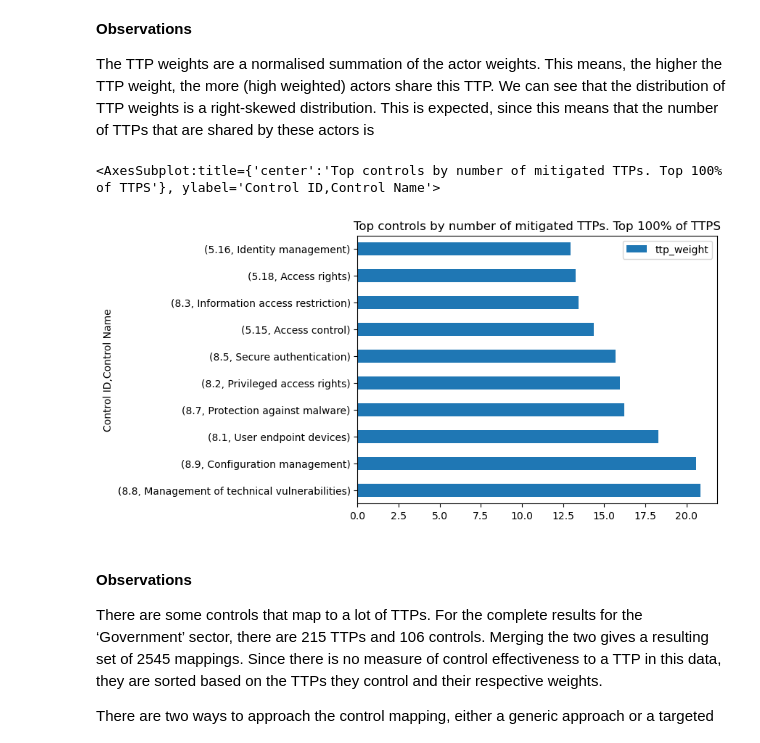
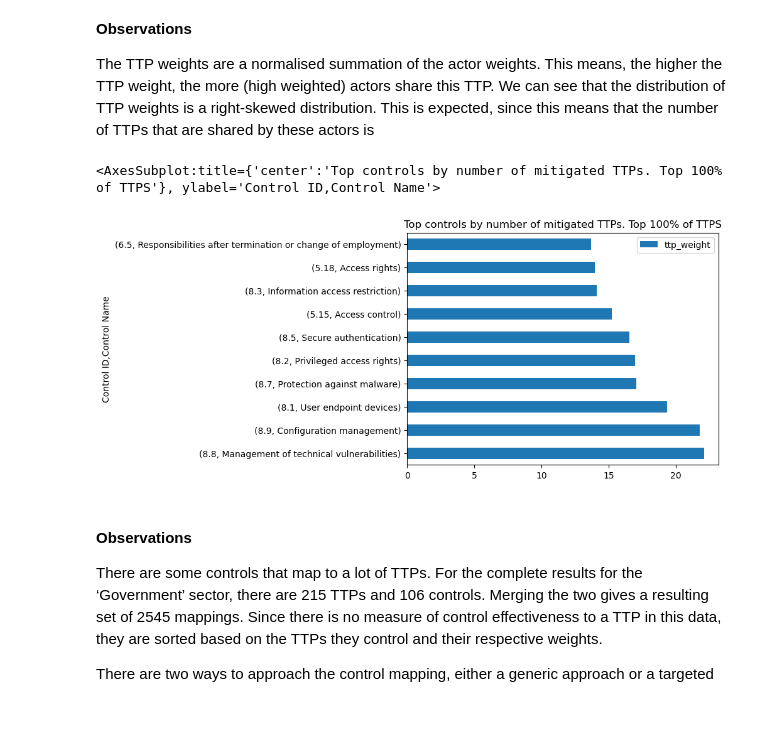
Before and after one commit to AbeWinters/Threat-Profiles-for-Control-Prioritization, a Jupyter notebook: Method 3_2.ipynb, the cells around one changed output. Drawn from its saved outputs; the diff is of its cells as text; code cells hidden in the pictures; blank space fills up the shorter version.

```diff
--- a/Method 3_2.ipynb
+++ b/Method 3_2.ipynb
@@ -220,7 +217,7 @@ from attackcti import attack_client
 from pandas import json_normalize
 import sys
 
-mitre_columns = ['technique_id','technique','kill_chain_phases','id','tactic','technique_detection','impact_type']
+mitre_columns = ['technique_id','technique','tactic','technique_detection']
 
 def get_attck_dataframe(matrix = 'enterprise'):
     if  (matrix.lower() == 'enterprise'):
@@ -247,4 +244,5 @@ ttps_enriched['technique_name_id'] = ttps_enriched['technique'] + " (" + ttps_en
 #### 2.3.4. Calculate weights
 # %%
 ttps_enriched['ttp_weight'] = normalize(ttps_enriched['actor_weight'])
-ttps_enriched = ttps_enriched.drop(['actor_weight'],axis=1)
+ttps_enriched = ttps_enriched.drop(['actor_weight','technique_id'],axis=1)
+ttps_enriched
@@ -272,6 +285,7 @@ def take_threshold(threshold, df):
 
 
 ttps_enriched = take_percentage(PERCENTAGE,ttps_enriched)
+ttps_enriched.sort_values(by="ttp_weight",inplace=True,ascending=False)
 # ttps_enriched = take_threshold(TTP_THRESHOLD,ttps_enriched)
 # %% [output]
 Taking 100%; 321 entries
@@ -313,7 +327,7 @@ Merge the TTPs with the controls. Only keep the TTPs that have a weight above a
 # %%
 ttp_control_map = get_iso_attck_mapping()
 
-ttp_control_merge = ttp_control_map.merge(ttps_enriched, left_on="Technique ID", right_on="technique_id",how="inner")
+ttp_control_merge = ttp_control_map.merge(ttps_enriched, left_on="Technique ID", right_on="mitre_attack_ttps",how="inner")
 ttp_control_merge.sort_values(by='ttp_weight',inplace=True,ascending=False)
 print("Number of TTPS:",ttp_control_merge['Technique ID'].value_counts().index.size)
 print("Number of controls:",ttp_control_merge['Control ID'].value_counts().index.size)
@@ -350,14 +364,14 @@ We can see that the distribution of TTP weights is a right-skewed distribution.
 # %%
 # ttp_control_merge[['Control ID','Control Name']].value_counts().nlargest(10).plot(kind='barh',title="Number of selected TTPs mitigated per control")
 
 ttp_control_ranked = ttp_control_merge.groupby(['Control ID','Control Name']).sum()
-ttp_control_ranked.sort_values(by='ttp_weight',ascending=False)
+ttp_control_ranked.sort_values(by='ttp_weight',ascending=False, inplace=True)
 
 # ttp_control_ranked.nlargest(10,columns='ttp_weight').plot(kind='barh',title="Top controls by number of mitigated TTPs. No TTP threshold")
 ttp_control_ranked.nlargest(10,columns='ttp_weight').plot(kind='barh',title="Top controls by number of mitigated TTPs. Top {}% of TTPS".format(PERCENTAGE*100))
 # %% [output]
 <AxesSubplot:title={'center':'Top controls by number of mitigated TTPs. Top 100% of TTPS'}, ylabel='Control ID,Control Name'>
-[figure, old version]
+[figure, new version]
 # %% [markdown]
 #### Observations
 There are some controls that map to a lot of TTPs. For the complete results for the ‘Government’ sector, there are 215 TTPs and 106 controls. Merging the two gives a resulting set of 2545 mappings. Since there is no measure of control effectiveness to a TTP in this data, they are sorted based on the TTPs they control and their respective weights.
```
Also changed, not shown: parts of 20 cells of this notebook, 8 other files.
